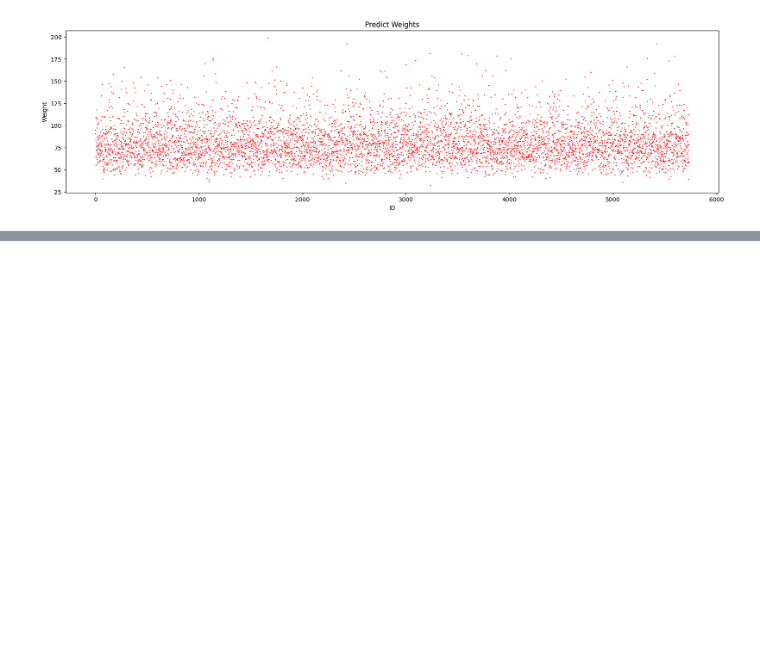
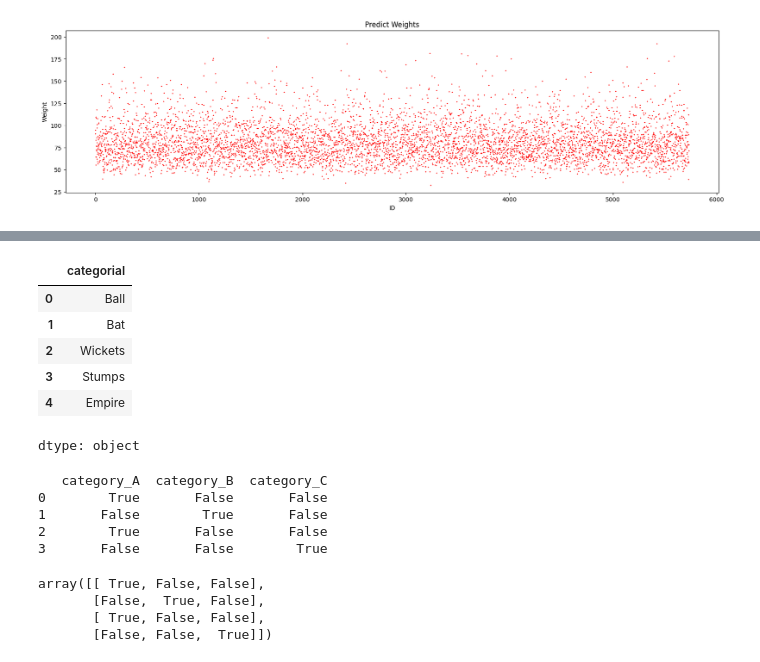
Before and after one commit to Zaibi-Here/Python-DSAI, a Jupyter notebook: Machine Learning/DataParactise1.ipynb, the cells around one changed output, grey strips where cells are left out. Drawn from its saved outputs; the diff is of its cells as text; code cells hidden in the pictures; blank space fills up the shorter version.

```diff
--- a/Machine Learning/DataParactise1.ipynb
+++ b/Machine Learning/DataParactise1.ipynb
@@ -138,0 +151,28 @@ sum(y)/ len(y)   #Average of the Data Column BMXWT
+# %%
+df['categorial']
+# %% [output]
+|  | categorial |
+| 0 | Ball |
+| 1 | Bat |
+| 2 | Wickets |
+| 3 | Stumps |
+| 4 | Empire |
+dtype: object
+# %%
+import pandas as pd   #Columns for Unique Values (pd.get_Dummies)
+
+dxDummies = pd.get_dummies(df['categorial'], prefix = 'category')
+print(dxDummies)
+# %% [output]
+   category_A  category_B  category_C
+0        True       False       False
+1       False        True       False
+2        True       False       False
+3       False       False        True
+# %%
+dxDummies.values
+# %% [output]
+array([[ True, False, False],
+       [False,  True, False],
+       [ True, False, False],
+       [False, False,  True]])
```
Also changed, not shown: parts of 6 cells of this notebook.
